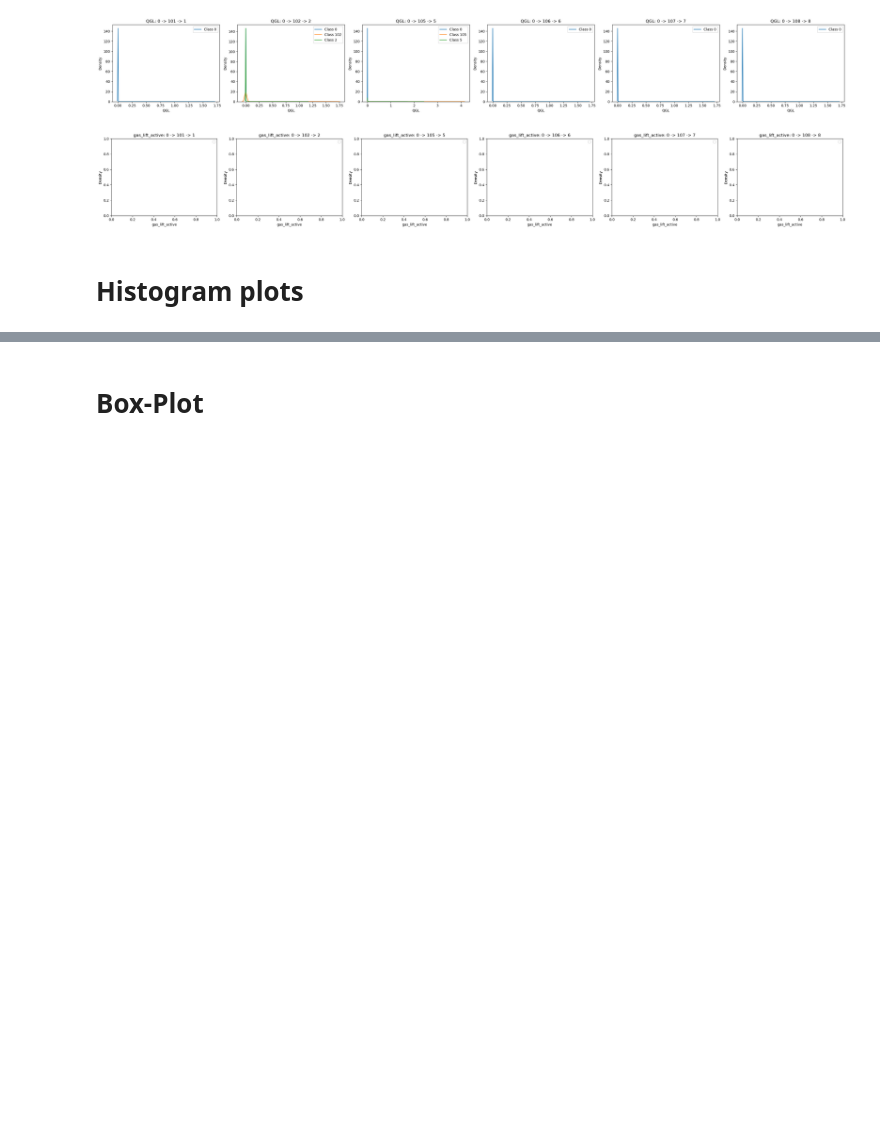
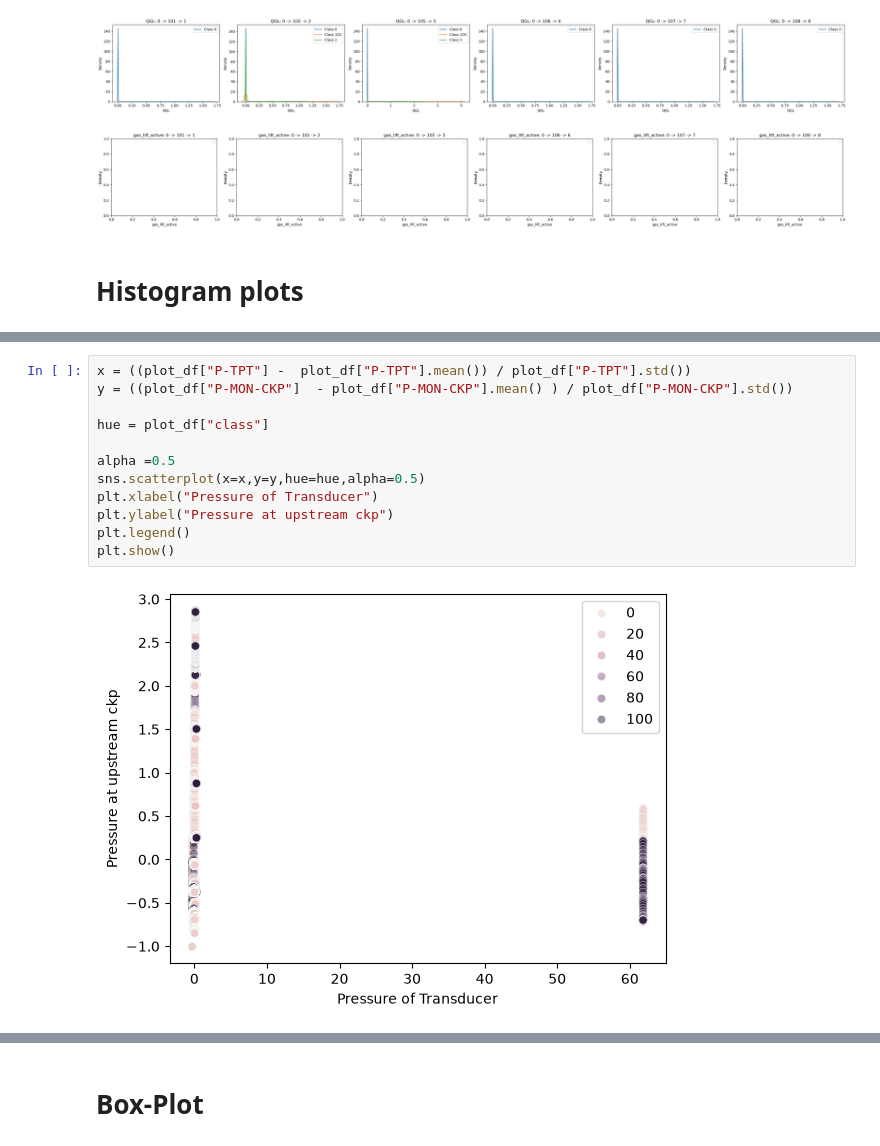
Before and after one commit to IamMishael06/Fault-Predictive-model, a Jupyter notebook: notebooks/Visualisation.ipynb, the cells around one changed output, grey strips where cells are left out. Cells and saved outputs as stored; diff of their text form; blank space fills up the shorter version.

```diff
--- a/notebooks/Visualisation.ipynb
+++ b/notebooks/Visualisation.ipynb
@@ -224,0 +234,14 @@ plt.show()
+# %%
+x = ((plot_df["P-TPT"] -  plot_df["P-TPT"].mean()) / plot_df["P-TPT"].std())
+y = ((plot_df["P-MON-CKP"]  - plot_df["P-MON-CKP"].mean() ) / plot_df["P-MON-CKP"].std())
+
+hue = plot_df["class"]
+
+alpha =0.5
+sns.scatterplot(x=x,y=y,hue=hue,alpha=0.5)
+plt.xlabel("Pressure of Transducer")
+plt.ylabel("Pressure at upstream ckp")
+plt.legend()
+plt.show()
+# %% [output]
+[figure, added]
```
Also changed, not shown: parts of 10 cells of this notebook, 1 other file.
